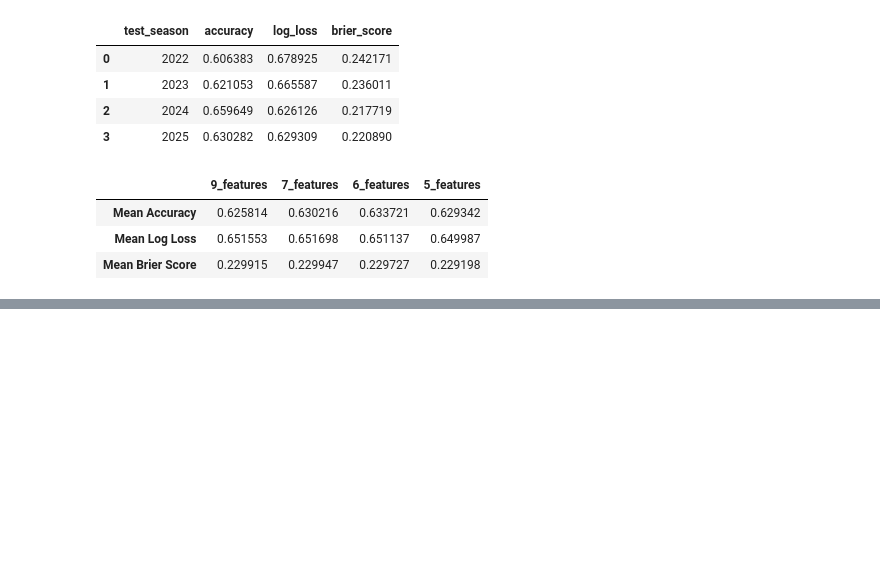
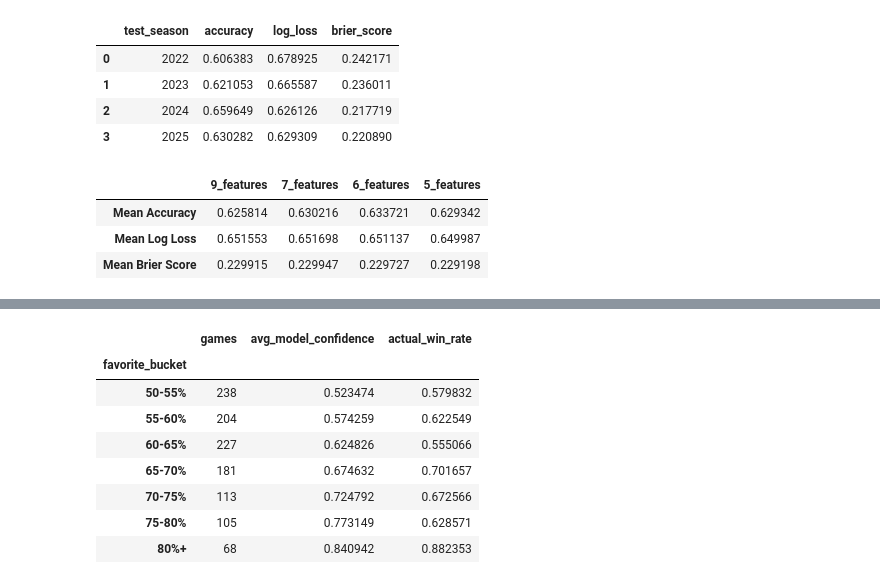
Before and after one commit to GarnetFisherman/nfl-game-prediction, a Jupyter notebook: notebooks/01_explore_nfl_data.ipynb, the cells around one changed output, grey strips where cells are left out. Saved outputs shown, nothing was run; the diff lists cells and outputs as text; code cells hidden in the pictures; blank space fills up the shorter version.

```diff
--- a/notebooks/01_explore_nfl_data.ipynb
+++ b/notebooks/01_explore_nfl_data.ipynb
@@ -6888,0 +7016,53 @@ reduced_qb_summary
+# %%
+favorite_bins = [
+    0.50,
+    0.55,
+    0.60,
+    0.65,
+    0.70,
+    0.75,
+    0.80,
+    1.00
+]
+
+favorite_labels = [
+    "50-55%",
+    "55-60%",
+    "60-65%",
+    "65-70%",
+    "70-75%",
+    "75-80%",
+    "80%+"
+]
+
+calibration_df["favorite_bucket"] = pd.cut(
+    calibration_df["favorite_probability"],
+    bins=favorite_bins,
+    labels=favorite_labels,
+    include_lowest=True
+)
+# %%
+favorite_summary = (
+    calibration_df
+    .groupby(
+        "favorite_bucket",
+        observed=True
+    )
+    .agg(
+        games=("favorite_won", "count"),
+        avg_model_confidence=("favorite_probability", "mean"),
+        actual_win_rate=("favorite_won", "mean")
+    )
+)
+
+favorite_summary
+# %% [output]
+|  | games | avg_model_confidence | actual_win_rate |
+| favorite_bucket |  |  |  |
+| 50-55% | 238 | 0.523474 | 0.579832 |
+| 55-60% | 204 | 0.574259 | 0.622549 |
+| 60-65% | 227 | 0.624826 | 0.555066 |
+| 65-70% | 181 | 0.674632 | 0.701657 |
+| 70-75% | 113 | 0.724792 | 0.672566 |
+| 75-80% | 105 | 0.773149 | 0.628571 |
+| 80%+ | 68 | 0.840942 | 0.882353 |
```
Also changed, not shown: parts of 69 cells of this notebook.
